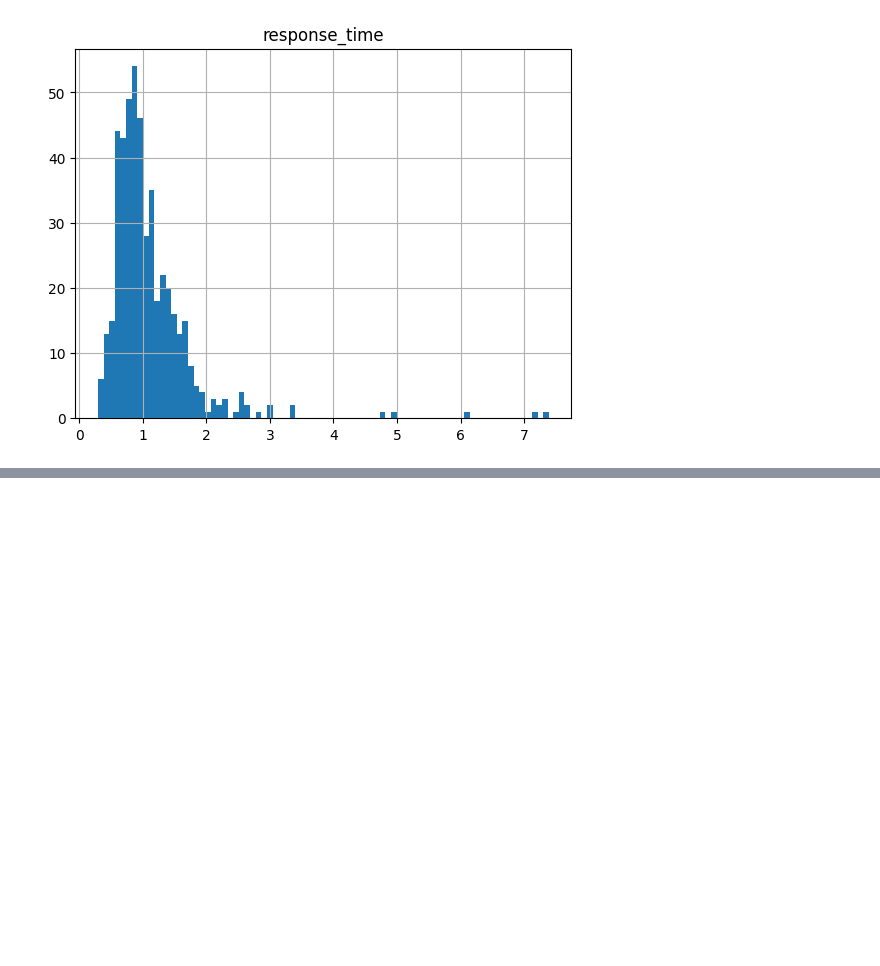
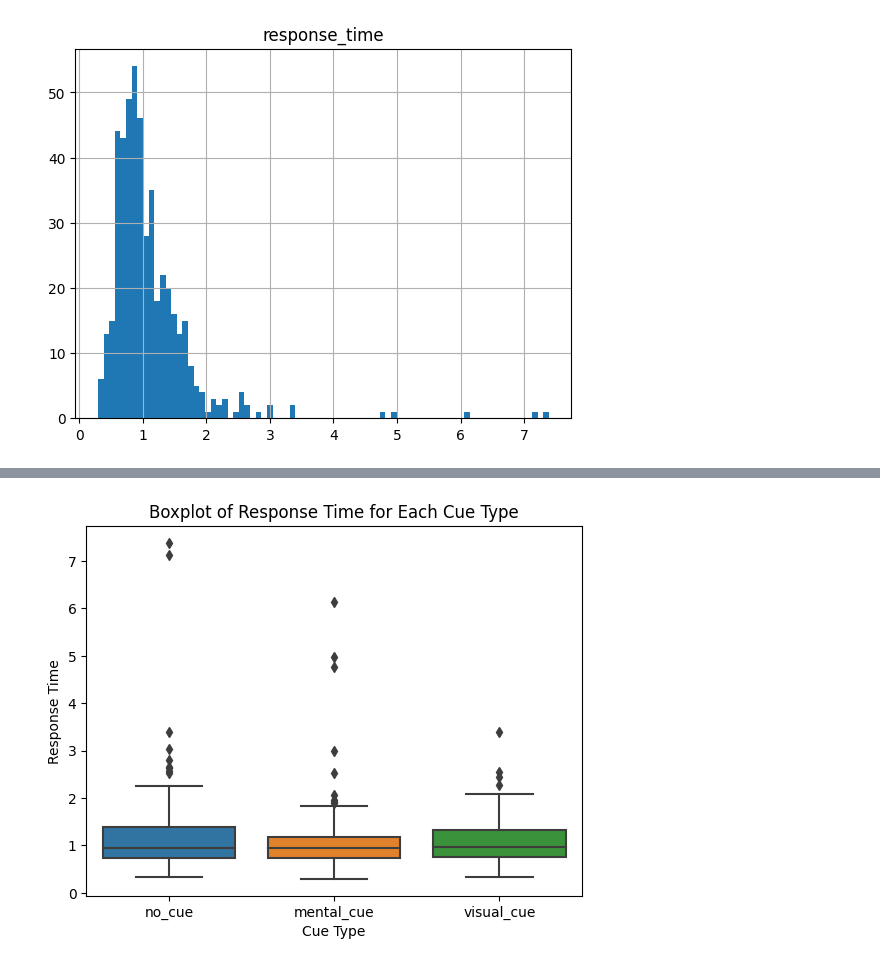
Before and after one commit to agneku/CognitiveExperiment, a Jupyter notebook: data_analysis.ipynb, the cells around one changed output, grey strips where cells are left out. Drawn from its saved outputs; the diff is of its cells as text; code cells hidden in the pictures; blank space fills up the shorter version.

```diff
--- a/data_analysis.ipynb
+++ b/data_analysis.ipynb
@@ -81,0 +109,9 @@ array([[<Axes: title={'center': 'response_time'}>]], dtype=object)
+# %%
+sns.boxplot(x='cue_type', y='response_time', data=data)
+
+plt.title('Boxplot of Response Time for Each Cue Type')
+plt.xlabel('Cue Type')
+plt.ylabel('Response Time')
+plt.show()
+# %% [output]
+[figure, added]
```
Also changed, not shown: parts of 4 cells of this notebook, 1 other file.
